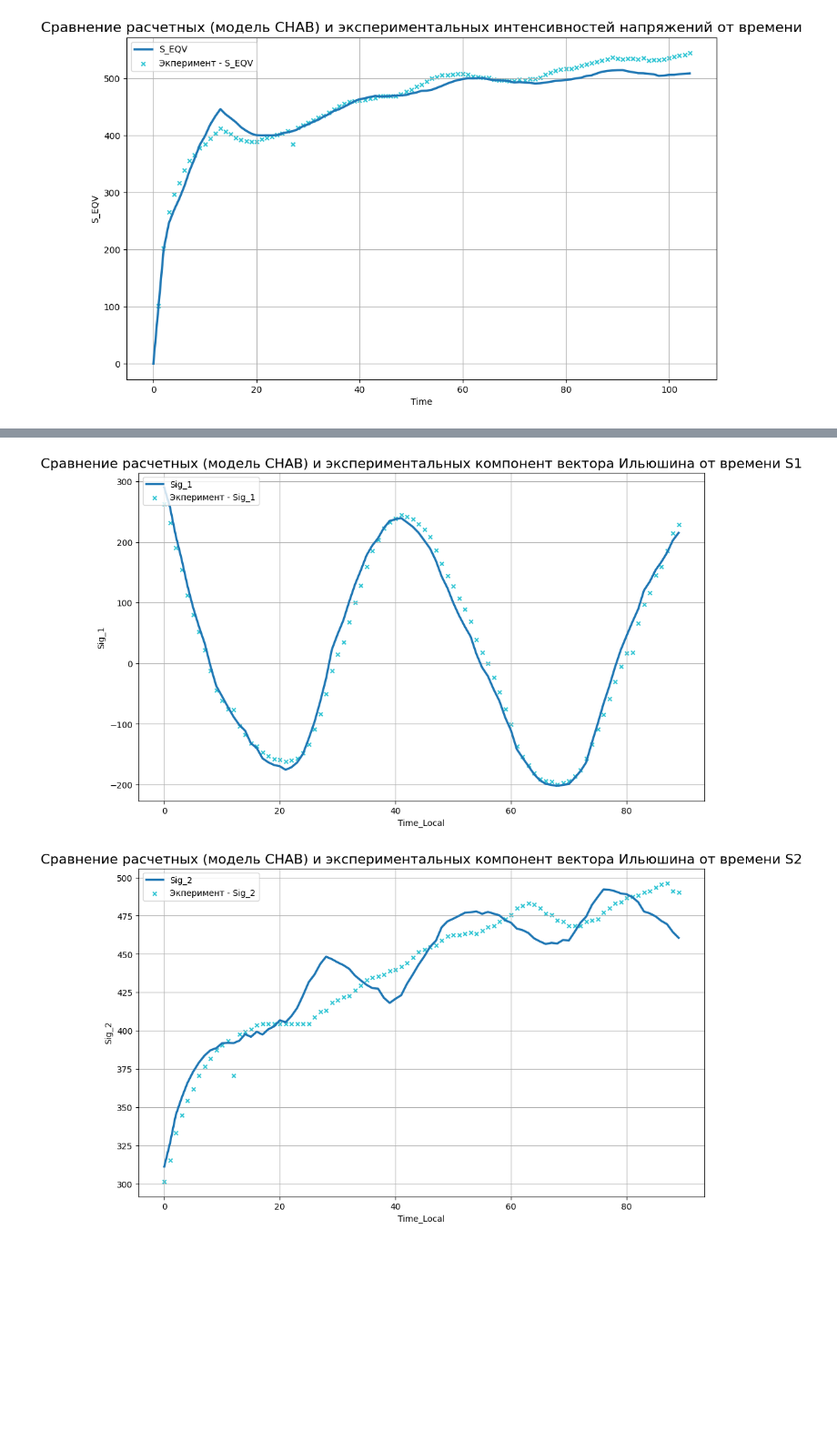
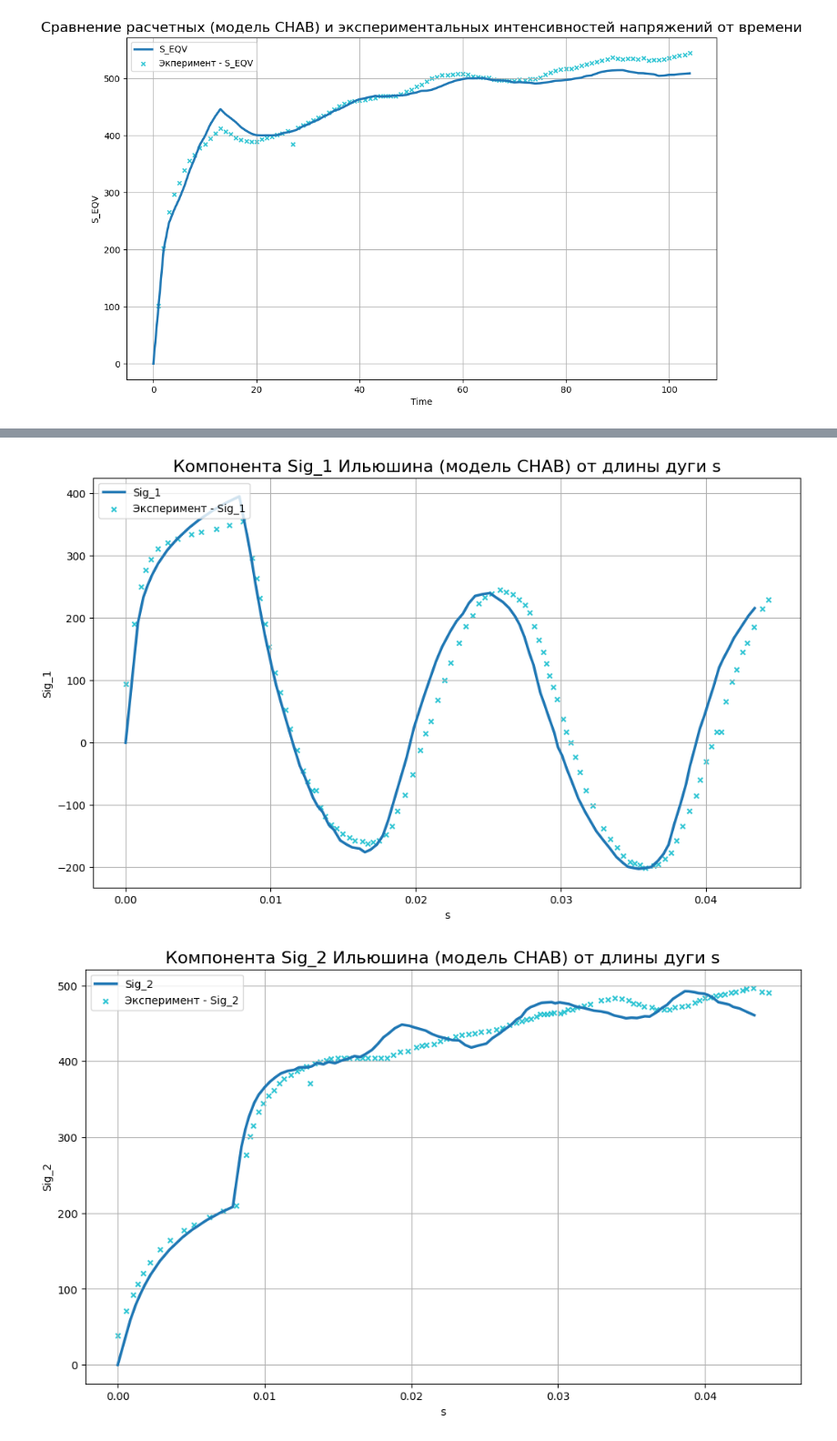
Before and after one commit to ArtemDos/complex_deformations, a Jupyter notebook: P29/experimental_vint/chab.ipynb, the cells around one changed output, grey strips where cells are left out. Shown at 91% size. Saved outputs shown, nothing was run; the diff lists cells and outputs as text; code cells hidden in the pictures; blank space fills up the shorter version.

```diff
--- a/P29/experimental_vint/chab.ipynb
+++ b/P29/experimental_vint/chab.ipynb
@@ -112,0 +92,8 @@ numerical_experiment_stage2["Sig_3"] = sig_3
+# %%
+from core.calculations import (
+    ilushin_stress_metrics_at_experiment_times,
+    prepare_ilushin_path_dataset,
+)
+
+exp_il = prepare_ilushin_path_dataset(real_experiment, compressible=False)
+num_il = prepare_ilushin_path_dataset(numerical_experiment_chab, compressible=True)
@@ -113,33 +131,30 @@ numerical_experiment_stage2["Sig_3"] = sig_3
 # %%
-plot_xy([
-        (model_name, numerical_experiment_stage2)
-    ],
-    "Time_Local",
+plot_xy(
+    [(model_name, num_il)],
+    "s",
     ["Sig_1"],
-    f"Сравнение расчетных (модель {model_name}) и экспериментальных компонент вектора Ильюшина от времени S1",
-    ("Экперимент", df_exp_stage2),
-    figsize=(12, 7)
+    f"Компонента Sig_1 Ильюшина (модель {model_name}) от длины дуги s",
+    ("Эксперимент", exp_il),
+    figsize=(12, 7),
 )
 
-plot_xy([
-        (model_name, numerical_experiment_stage2)
-    ],
-    "Time_Local",
+plot_xy(
+    [(model_name, num_il)],
+    "s",
     ["Sig_2"],
-    f"Сравнение расчетных (модель {model_name}) и экспериментальных компонент вектора Ильюшина от времени S2",
-    ("Экперимент", df_exp_stage2),
-    figsize=(12, 7)
+    f"Компонента Sig_2 Ильюшина (модель {model_name}) от длины дуги s",
+    ("Эксперимент", exp_il),
+    figsize=(12, 7),
 )
 
-plot_xy([
-        (model_name, numerical_experiment_stage2)
-    ],
-    "Time_Local",
+plot_xy(
+    [(model_name, num_il)],
+    "s",
     ["Sig_3"],
-    f"Сравнение расчетных (модель {model_name}) и экспериментальных компонент вектора Ильюшина от времени S3",
-    ("Экперимент", df_exp_stage2),
-    figsize=(12, 7)
+    f"Компонента Sig_3 Ильюшина (модель {model_name}) от длины дуги s",
+    ("Эксперимент", exp_il),
+    figsize=(12, 7),
 )
 # %% [output]
-[figure, old version]
+[figure, new version]
-[figure, old version]
+[figure, new version]
```
Also changed, not shown: parts of 30 cells of this notebook, 2 other files.
